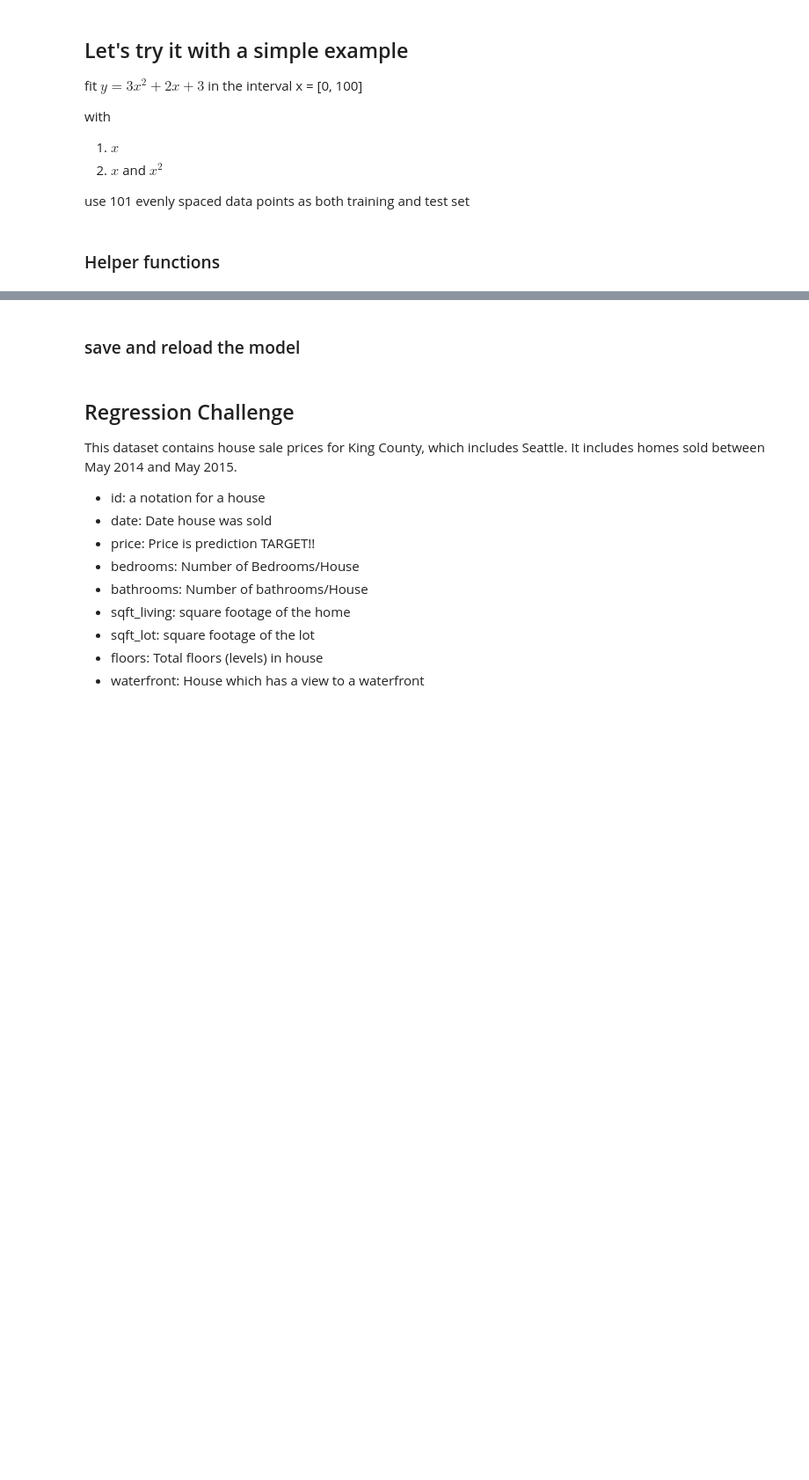
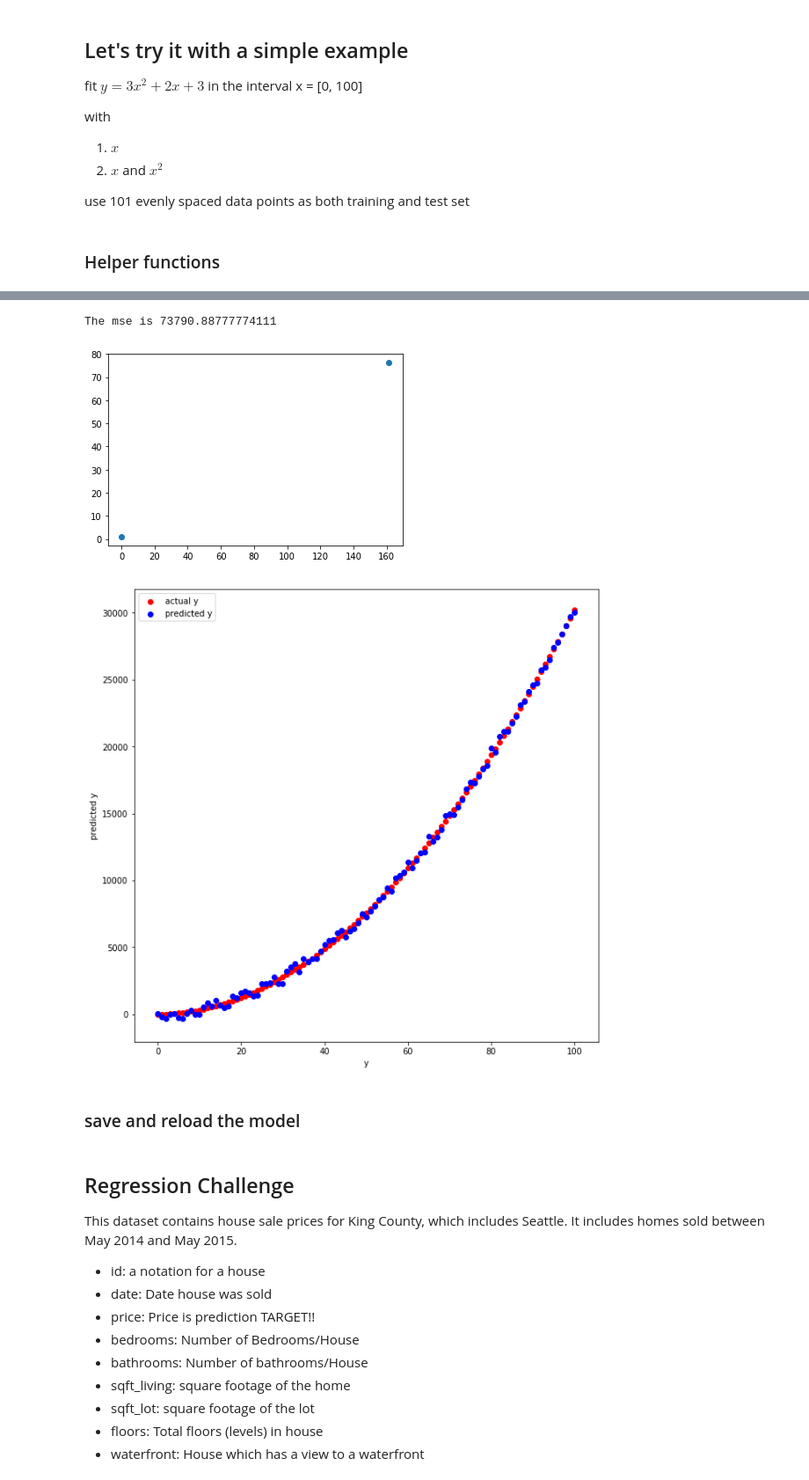
Before and after one commit to GT-IDEaS/Bootcamp2019, a Jupyter notebook: Day03/Scikit-Learn.ipynb, the cells around one changed output, grey strips where cells are left out. Shown at 88% size. Cells and saved outputs as stored; diff of their text form; code cells hidden in the pictures; blank space fills up the shorter version.

```diff
--- a/Day03/Scikit-Learn.ipynb
+++ b/Day03/Scikit-Learn.ipynb
@@ -157,5 +183,5 @@ plot(X_test, y_test, y_predict)
 # %%
-X_train_2 = np.transpose([np.linspace(0, 100, 101), np.linspace(0, 100, 101) **2])
+X_train_2 = np.transpose([np.linspace(0, 100, 101), np.linspace(0, 100, 101) **2 + np.random.rand(101)*300])
 X_test_2 = X_train_2
 
 print(X_train_2.shape)
@@ -163,11 +208,18 @@ X_train_2
 # %%
 # linear_model for 2)
+import matplotlib.pyplot as plt
+
 model = LinearRegression()
 model.fit(X_train_2, y_train)
 y_predict = model.predict(X_test_2)
 
 mse(y_test, y_predict)
+plt.scatter(X_train_2[0], X_train_2[1])
 plot(X_test, y_test, y_predict)
+# %% [output]
+The mse is 73790.88777774111
+[figure, added]
+[figure, added]
 # %% [markdown]
 ### save and reload the model
 # %%
```
Also changed, not shown: parts of 6 cells of this notebook.
